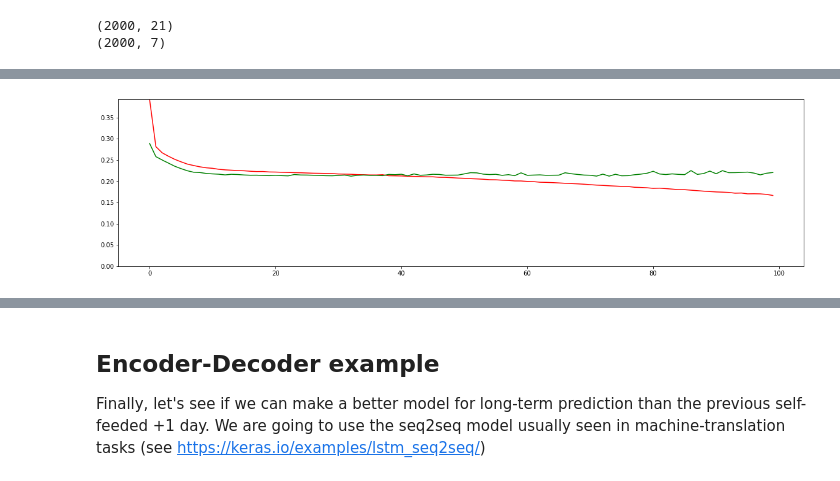
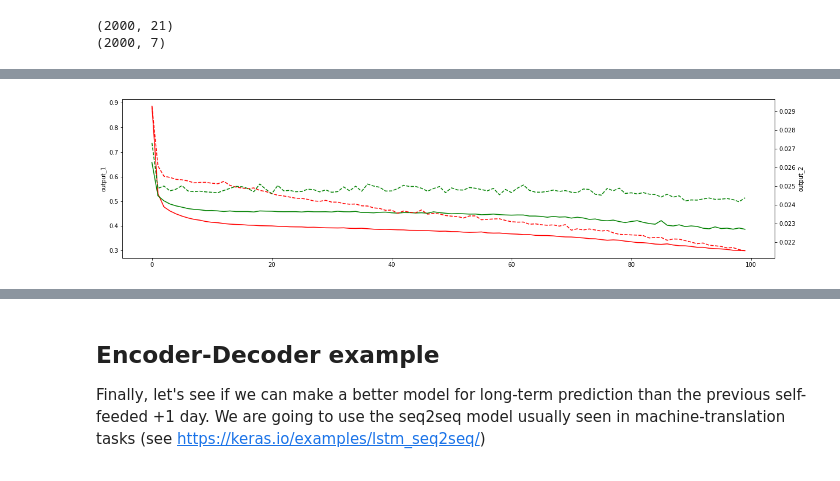
Before and after one commit to mlcollege/time-series-analysis, a Jupyter notebook: src/weather_lstm_simple-complete.ipynb, the cells around one changed output, grey strips where cells are left out. Drawn from its saved outputs; the diff is of its cells as text; code cells hidden in the pictures.

```diff
--- a/src/weather_lstm_simple-complete.ipynb
+++ b/src/weather_lstm_simple-complete.ipynb
@@ -204,8 +225,8 @@ from tensorflow.keras.layers import LSTM, GRU, Input, Dense
 inputs = Input(shape=ts_inputs.shape[1:])
 x = GRU(32, return_sequences=True)(inputs)
 x = GRU(16)(x)
-outputs_1 = Dense(PREDICTION_LEN * 3, activation='linear')(x)
-outputs_2 = Dense(PREDICTION_LEN, activation='relu')(x)
+outputs_1 = Dense(PREDICTION_LEN * 3, activation='linear', name='output_1')(x)
+outputs_2 = Dense(PREDICTION_LEN, activation='relu', name='output_2')(x)
 
 model = Model(inputs, [outputs_1, outputs_2])
 model.compile(optimizer='adam', loss=['mse', 'mse'], loss_weights=[0.5, 1.0])
@@ -241,7 +281,26 @@ progress = model.fit(ts_inputs, [ts_outputs_1, ts_outputs_2], validation_split=0
-# %%
-show_loss()
-# %% [output]
-[figure, removed]
+# %%
+def show_multi_loss():
+    loss_1 = np.array(progress.history['output_1_loss'])
+    val_loss_1 = np.array(progress.history['val_output_1_loss'])
+
+    loss_2 = np.array(progress.history['output_2_loss'])
+    val_loss_2 = np.array(progress.history['val_output_2_loss'])
+
+    plt.figure(figsize=(20,5))
+    plt.plot(loss_1, 'r-')
+    plt.plot(val_loss_1, 'g-')
+    plt.ylabel("output_1")
+
+    ax = plt.gca().twinx()
+    ax.plot(loss_2, 'r--')
+    ax.plot(val_loss_2, 'g--')
+    ax.set_ylabel("output_2")
+
+    plt.show()
+# %%
+show_multi_loss()
+# %% [output]
+[figure, added]
 # %%
 show_prediction(date(2017, 1, 21))
 # %% [output]
```
Also changed, not shown: parts of 23 cells of this notebook, 13 other files.
